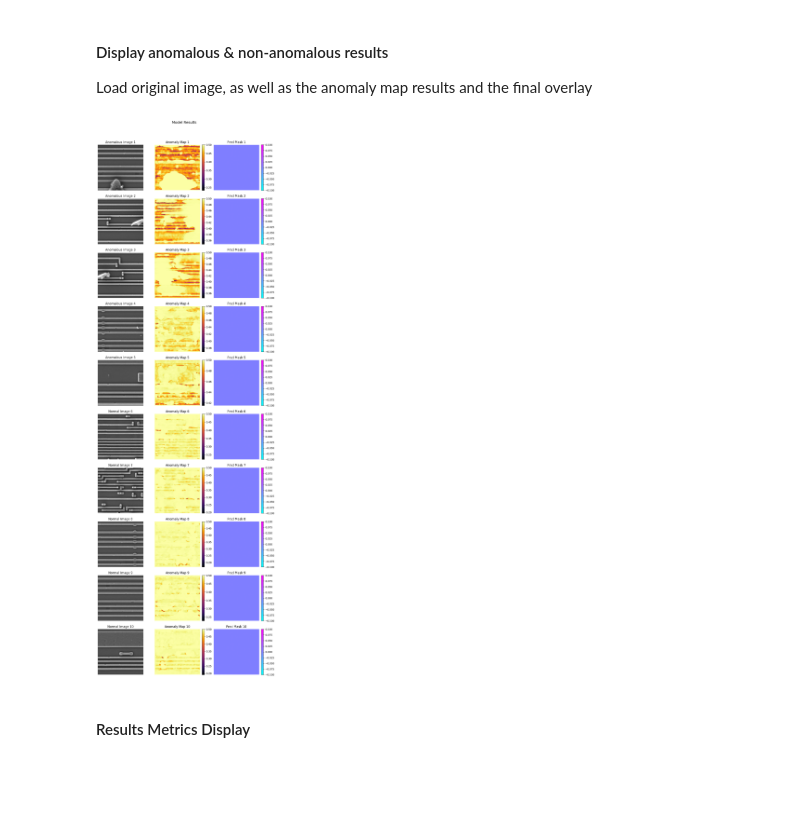
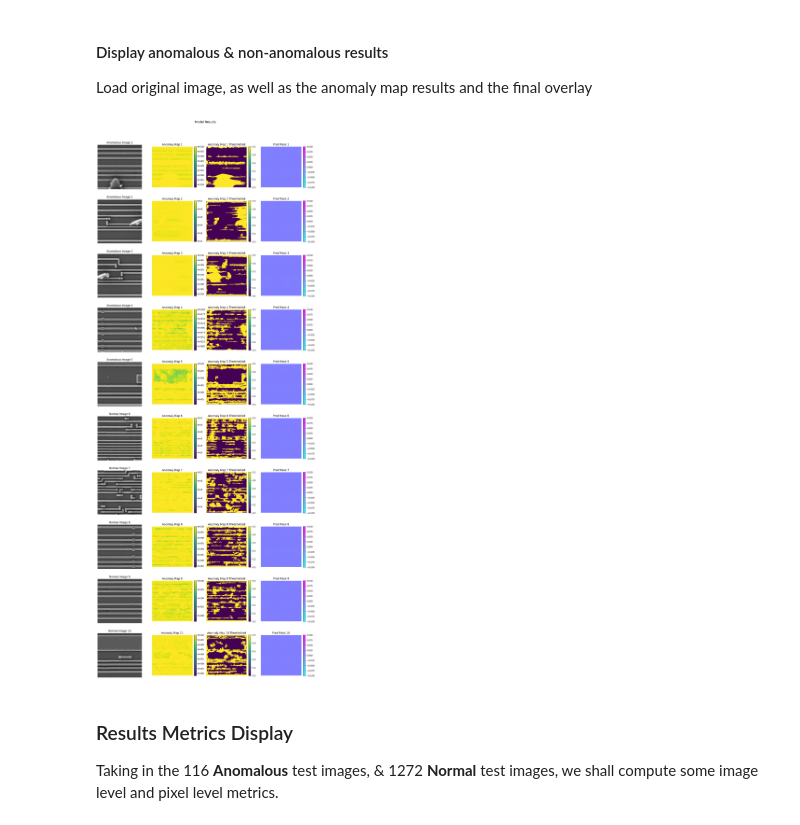
Before and after one commit to LuoMaoyuan01/Encoder-Decoder, a Jupyter notebook: notebooks/visualization.ipynb, the cells around one changed output. Cells and saved outputs as stored; diff of their text form; code cells hidden in the pictures; blank space fills up the shorter version.

Commit message:
feat: Add visualization of evaluation metrics to py notebook

```diff
--- a/notebooks/visualization.ipynb
+++ b/notebooks/visualization.ipynb
@@ -191,11 +205,11 @@ import glob, os
 import torch
 
 # ------------------------ LOAD CONFIGS --------------------------------
-MODEL_PATH = "../weights/dsr_large_sample_epoch=20.ckpt"
+MODEL_PATH = "../weights/dsr_semicon_epoch=53.ckpt"
 
 # ---- Ensure GPU Used When Available ----
-if torch.cuda.is_available():
-    torch.cuda.set_device(0)  # Set to the first GPU if available
+# if torch.cuda.is_available():
+#     torch.cuda.set_device(0)  # Set to the first GPU if available
 
 # --- load trained model ---
 model = Dsr.load_from_checkpoint(
@@ -221,10 +235,10 @@ datamodule = Folder(
 )
 
 # Check if intended directory contains images
-# img_dir = "../data/temp_infer/images"
-# files = sorted(glob.glob(os.path.join(img_dir, "*.*")))
-# print("Found", len(files), "files")
-# print(files[:5])
+img_dir = "../data/temp_infer/test/normal"
+files = sorted(glob.glob(os.path.join(img_dir, "*.*")))
+print("Found", len(files), "files")
+print(files[:5])
 
 preds = engine.predict(model=model, datamodule=datamodule, ckpt_path=MODEL_PATH)
 # print(preds[0].keys())
@@ -308,6 +272,7 @@ c:\Users\luoma\Documents\FYP\Encoder-Decoder\.venv\Lib\site-packages\lightning\p
 Load original image, as well as the anomaly map results and the final overlay
 # %%
 import numpy as np
+from skimage import morphology
 import matplotlib.pyplot as plt
 
 def fetch(pred, key):
@@ -348,11 +313,36 @@ def to_imshow(x, idx=0, is_mask=False):
 
     return x
 
+def anomalyMapFilter(anomaly_map, threshold=0.5, min_size=100):
+    """
+    anomaly_map: numpy array (H, W) or (H, W, 1)
+    threshold: float
+    min_size: minimum connected component size to keep
+
+    Returns:
+        filtered anomaly map
+    """
+    # Ensure 2D
+    if anomaly_map.ndim == 3:
+        anomaly_map = anomaly_map.squeeze()
+
+    # Step 1: threshold → binary mask
+    binary_map = anomaly_map > threshold
+
+    # Step 2: remove small noisy regions
+    cleaned_mask = morphology.remove_small_objects(binary_map, min_size=min_size)
+
+    # Step 3: apply mask to original anomaly map
+    filtered_map = anomaly_map.copy()
+    filtered_map[~cleaned_mask] = 0.0   # lowest possible value
+
+    return filtered_map, cleaned_mask
+
 def plot_prediction(preds, idx=0):
     no_of_predictions = len(preds)
 
     # Create N rows, 3 columns
-    fig, axes = plt.subplots(no_of_predictions, 3, figsize=(10, 3 * no_of_predictions))
+    fig, axes = plt.subplots(no_of_predictions, 4, figsize=(14, 3.5 * no_of_predictions))
 
     # If only 1 prediction, axes is 1D, make it 2D
     if no_of_predictions == 1:
@@ -375,35 +365,47 @@ def plot_prediction(preds, idx=0):
                 ax.imshow(image, cmap="gray")
             else:
                 ax.imshow(image)
         ax.set_title(f"{header_prefix} Image {i+1}")
         ax.axis("off")
 
         # ---- Column 2: Anomaly Map ----
         ax = axes[i, 1]
         if anomaly is None:
             ax.text(0.5, 0.5, "anomaly_map=None", ha="center", va="center")
         else:
-            im = ax.imshow(anomaly, cmap="inferno")
+            im = ax.imshow(anomaly, cmap="viridis")
             fig.colorbar(im, ax=ax, fraction=0.046, pad=0.04)
         ax.set_title(f"Anomaly Map {i+1}")
         ax.axis("off")
 
-        # ---- Column 3: Pred Mask ----
+        # ---- Column 3 Anomaly Map Thresholded----
         ax = axes[i, 2]
+        if anomaly is None:
+            ax.text(0.5, 0.5, "anomaly_map=None", ha="center", va="center")
+        else:
+            filtered_anomaly, pred_maskz = anomalyMapFilter(anomaly, threshold=0.4999999, min_size=150)
+            im = ax.imshow(filtered_anomaly, cmap="viridis")
+            fig.colorbar(im, ax=ax, fraction=0.046, pad=0.04)
+        ax.set_title(f"Anomaly Map {i+1} Thresholded")
+        ax.axis("off")
+
+        # ---- Column 4: Pred Mask ----
+        ax = axes[i, 3]
         if pred_mask is None:
             ax.text(0.5, 0.5, "pred_mask=None", ha="center", va="center")
         else:
             im = ax.imshow(pred_mask, cmap="cool")
             fig.colorbar(im, ax=ax, fraction=0.046, pad=0.04)
         ax.set_title(f"Pred Mask {i+1}")
         ax.axis("off")
 
     plt.suptitle("Model Results", fontsize=14, y=1.02)
     plt.tight_layout()
     plt.show()
 
 plot_prediction(preds, idx=0)
 # %% [output]
-[figure, old version]
+[figure, new version]
 # %% [markdown]
-#### Results Metrics Display
+### Results Metrics Display
+Taking in the 116 **Anomalous** test images, & 1272 **Normal** test images, we shall compute some image level and pixel level metrics.
```
Also changed, not shown: parts of 18 cells of this notebook, 3 other files.
